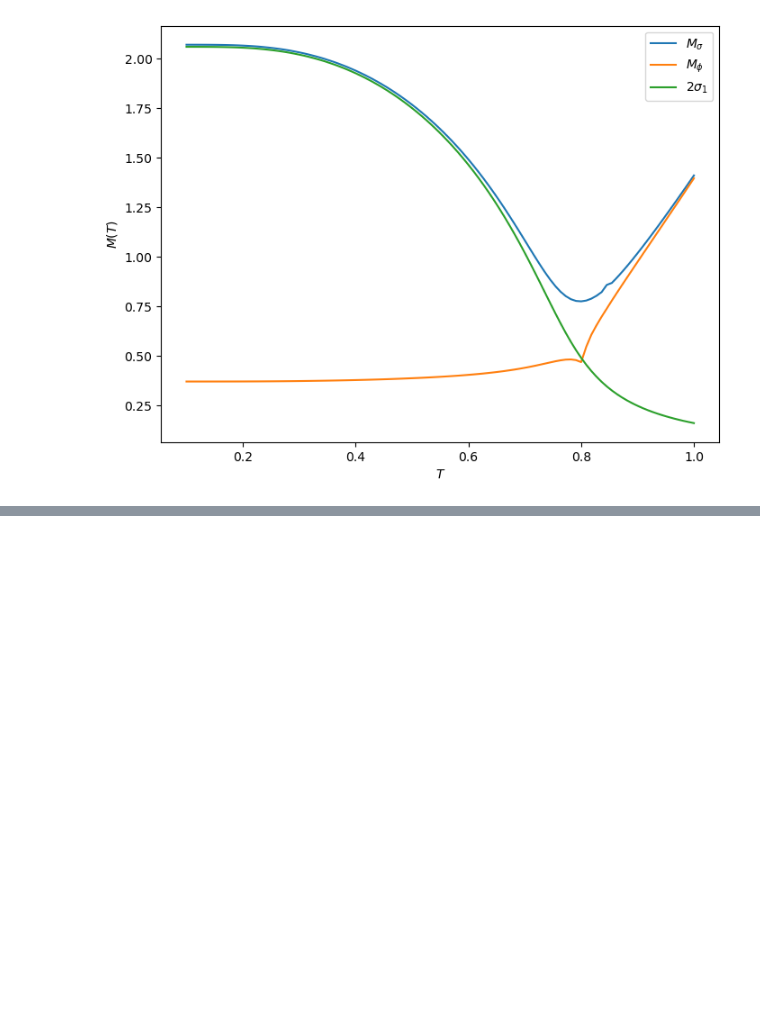
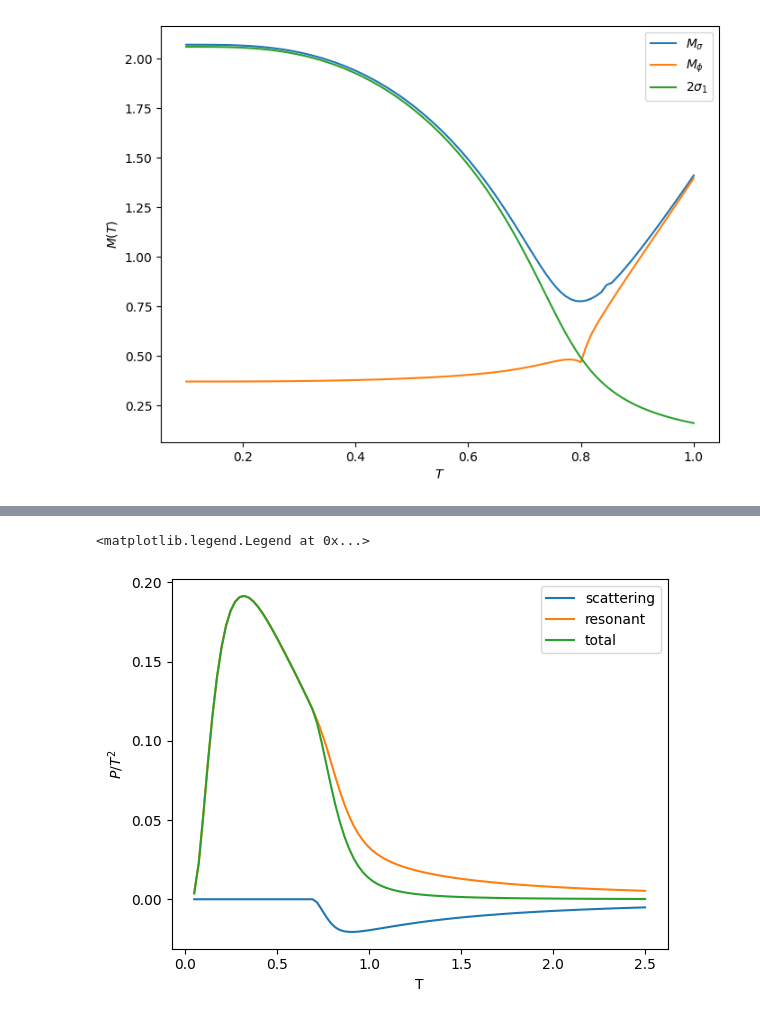
Before and after one commit to biplab37/Graphene, a Jupyter notebook: GN_model.ipynb, the cells around one changed output, grey strips where cells are left out. Saved outputs shown, nothing was run; the diff lists cells and outputs as text; code cells hidden in the pictures; blank space fills up the shorter version.

```diff
--- a/GN_model.ipynb
+++ b/GN_model.ipynb
@@ -72,0 +142,16 @@ ax2.legend()
+# %%
+mu = 0.0
+temprange = np.linspace(0.05,2.5,num=100)
+pressure_phi_sc = np.array([ jl.pressure(jl.phasesc_phi,temp,mu,param) for temp in temprange ] )
+pressure_phi_r = np.array([ jl.pressure(jl.phaser_phi,temp,mu,param) for temp in temprange ] )
+pressure_phi_tot = pressure_phi_r + pressure_phi_sc
+# %%
+plt.plot(temprange,pressure_phi_sc,label='scattering')
+plt.plot(temprange,pressure_phi_r,label='resonant')
+plt.plot(temprange,pressure_phi_tot,label='total')
+plt.xlabel('T')
+plt.ylabel(r'$P/T^2$')
+plt.legend()
+# %% [output]
+<matplotlib.legend.Legend at 0x...>
+[figure, added]
```
Also changed, not shown: parts of 16 cells of this notebook, 1 other file.
